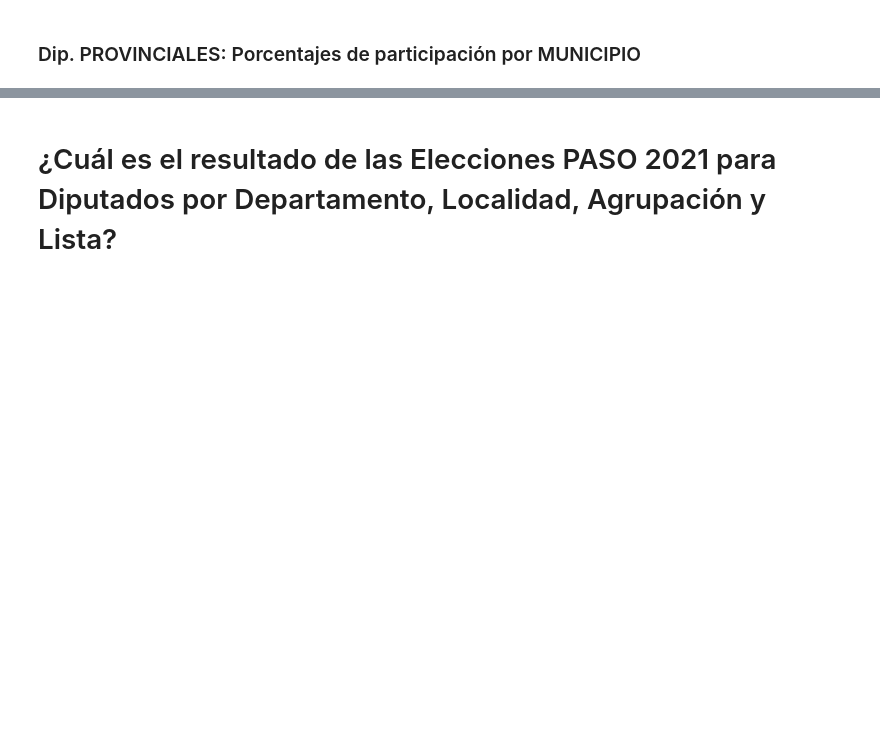
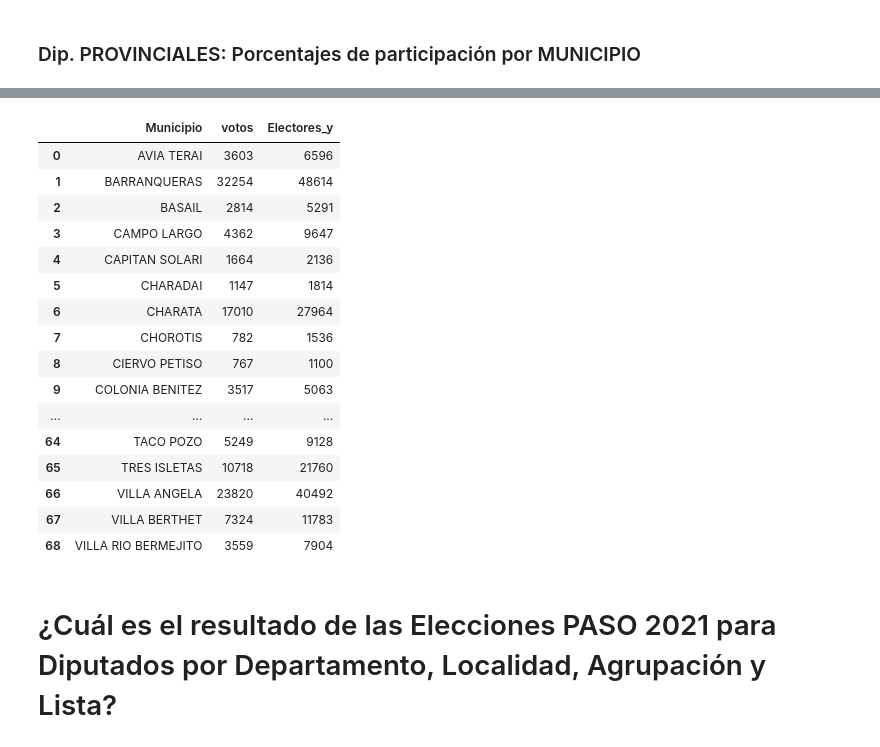
Before and after one commit to Edgardogg/infovis, a Jupyter notebook: TP_ECOM6_iynb.ipynb, the cells around one changed output, grey strips where cells are left out. Drawn from its saved outputs; the diff is of its cells as text; code cells hidden in the pictures; blank space fills up the shorter version.

```diff
--- a/TP_ECOM6_iynb.ipynb
+++ b/TP_ECOM6_iynb.ipynb
@@ -552,6 +559,29 @@ linea = alt.Chart(source).mark_rule(color='red').encode(
 barras + linea
 # %% [output]
 [interactive output not drawn]
+# %%
+
+df_ElecTotParticDipProv = df_Electores[df_Electores.Cargo == "DIPUTADOS PROVINCIALES"].groupby(["Municipio"]).agg({"votos":"sum","Electores_y":"min"}).reset_index() # .sort_values("votos", ascending=False)
+# %%
+df_ElecTotParticDipProv
+# %% [output]
+|  | Municipio | votos | Electores_y |
+| 0 | AVIA TERAI | 3603 | 6596 |
+| 1 | BARRANQUERAS | 32254 | 48614 |
+| 2 | BASAIL | 2814 | 5291 |
+| 3 | CAMPO LARGO | 4362 | 9647 |
+| 4 | CAPITAN SOLARI | 1664 | 2136 |
+| 5 | CHARADAI | 1147 | 1814 |
+| 6 | CHARATA | 17010 | 27964 |
+| 7 | CHOROTIS | 782 | 1536 |
+| 8 | CIERVO PETISO | 767 | 1100 |
+| 9 | COLONIA BENITEZ | 3517 | 5063 |
+| ... | ... | ... | ... |
+| 64 | TACO POZO | 5249 | 9128 |
+| 65 | TRES ISLETAS | 10718 | 21760 |
+| 66 | VILLA ANGELA | 23820 | 40492 |
+| 67 | VILLA BERTHET | 7324 | 11783 |
+| 68 | VILLA RIO BERMEJITO | 3559 | 7904 |
 # %% [markdown]
 # ¿Cuál es el resultado de las Elecciones PASO 2021 para Diputados por Departamento, Localidad, Agrupación y Lista?
 # %%
```
Also changed, not shown: parts of 3 cells of this notebook.
